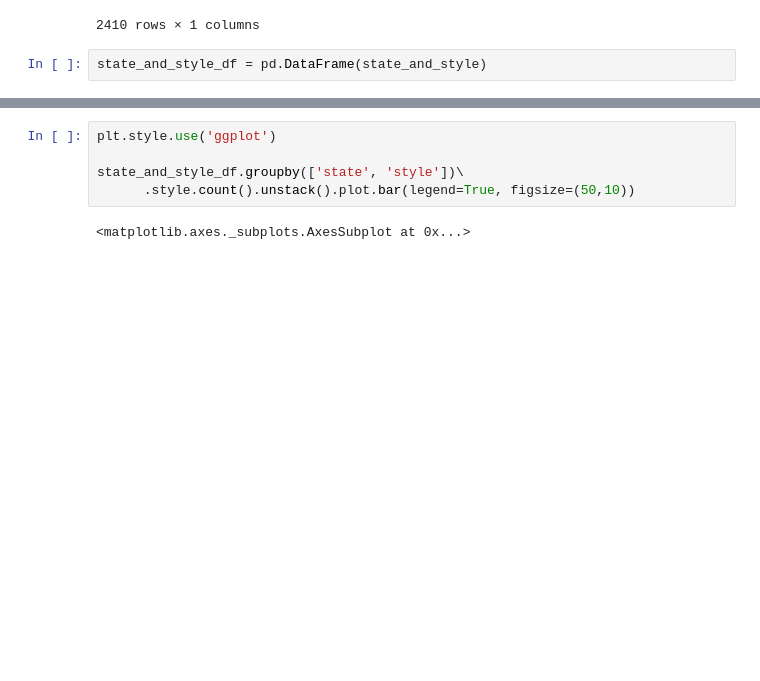
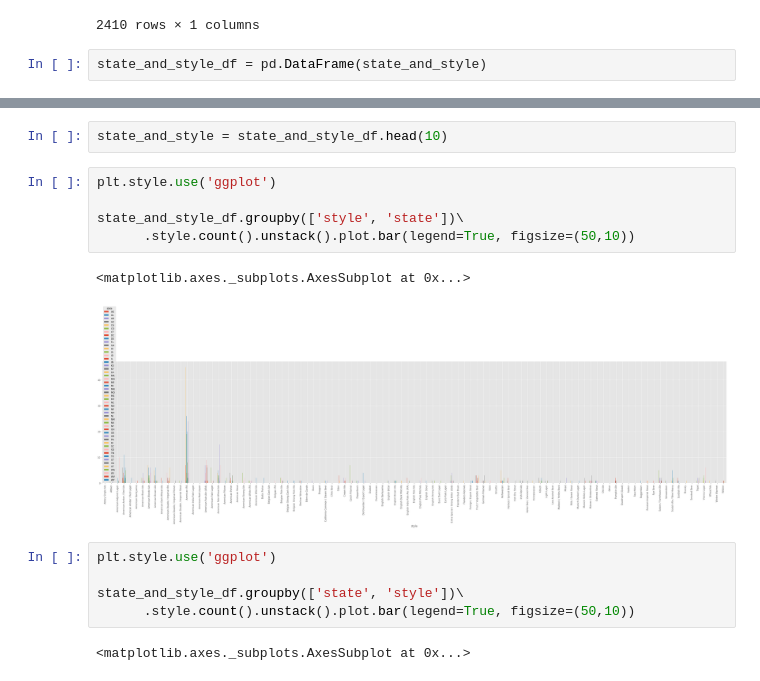
Before and after one commit to ItsGreyedOut/Brewery-Startup, a Jupyter notebook: resources/BeerStyles.ipynb, the cells around one changed output, grey strips where cells are left out. Saved outputs shown, nothing was run; the diff lists cells and outputs as text; blank space fills up the shorter version.

```diff
--- a/resources/BeerStyles.ipynb
+++ b/resources/BeerStyles.ipynb
@@ -160,3 +204,13 @@ state_and_style_df = pd.DataFrame(state_and_style)
+# %%
+state_and_style = state_and_style_df.head(10)
+# %%
+plt.style.use('ggplot')
+
+state_and_style_df.groupby(['style', 'state'])\
+      .style.count().unstack().plot.bar(legend=True, figsize=(50,10))
+# %% [output]
+<matplotlib.axes._subplots.AxesSubplot at 0x...>
+[figure, added]
 # %%
 plt.style.use('ggplot')
 
```
Also changed, not shown: parts of 8 cells of this notebook, 4 other files.
